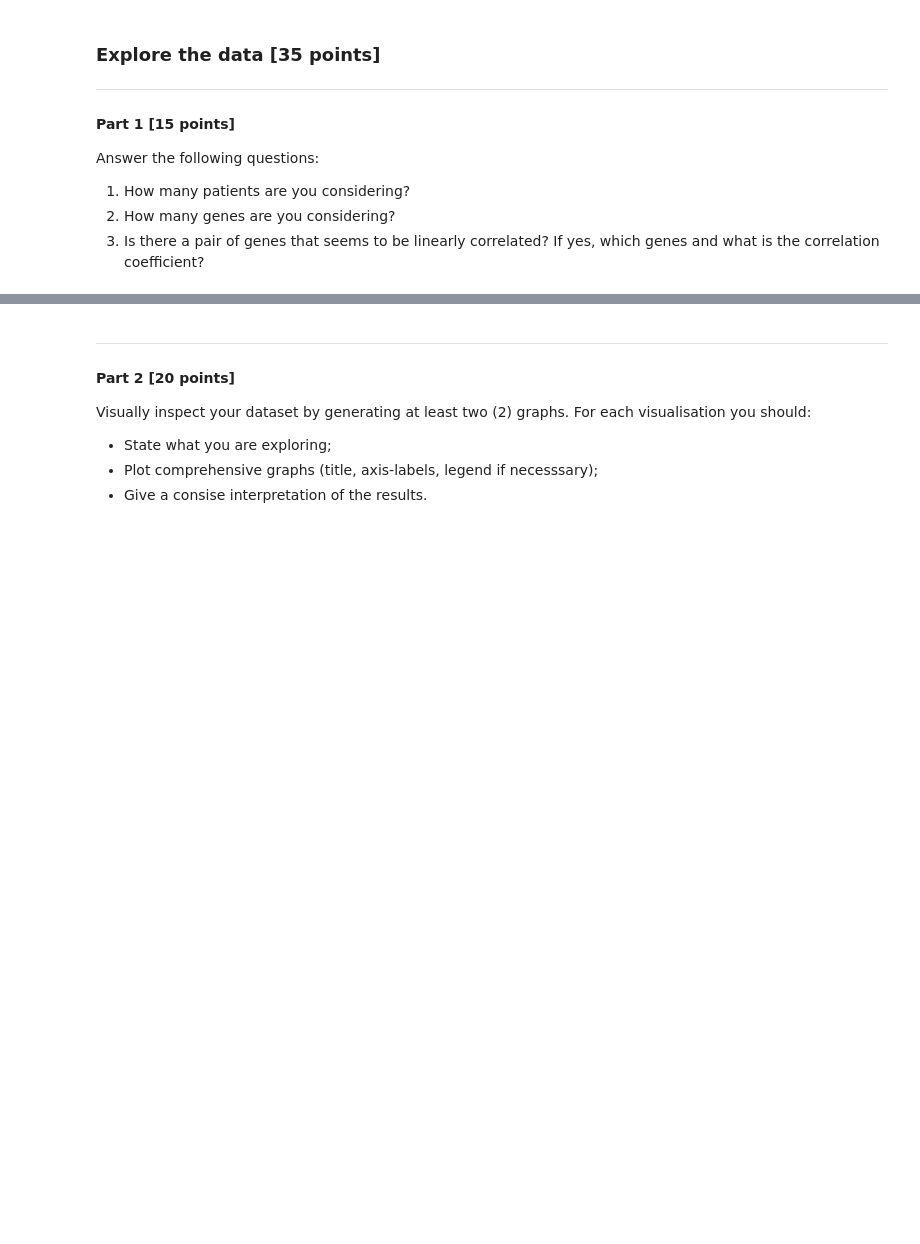
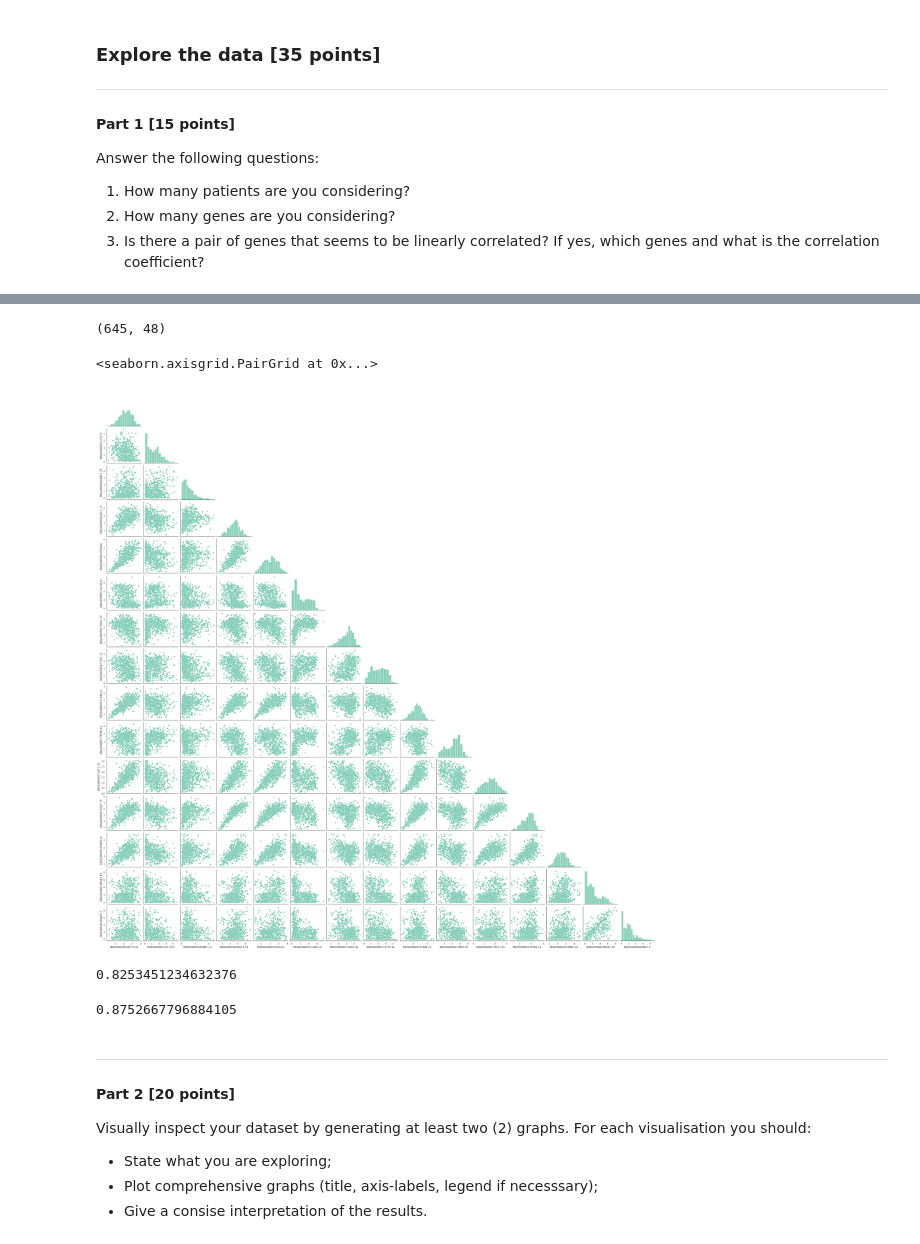
Before and after one commit to FionaKessai/BIM6065, a Jupyter notebook: data_analysis_3.ipynb, the cells around one changed output, grey strips where cells are left out. Saved outputs shown, nothing was run; the diff lists cells and outputs as text; code cells hidden in the pictures; blank space fills up the shorter version.

```diff
--- a/data_analysis_3.ipynb
+++ b/data_analysis_3.ipynb
@@ -219,3 +219,6 @@ You wonder if you can cluster patient, from their expression profil, by clinical
 ** The expression values are already log-transformed
 # %% [markdown]
 ### Create a dataframe of the data
+# %%
+patient_expression = pd.read_csv("breast_cancer_expression.tsv", sep="\t", header=0)
+patient_expression.head()
@@ -221,0 +243,3 @@ You wonder if you can cluster patient, from their expression profil, by clinical
+# %%
+patient_expression["Subtype"]= pd.read_csv("breast_cancer_subtype.tsv", sep="\t", header=None)
+patient_expression.head()
@@ -235,0 +264,4 @@ ENSG00000117399.12  vs.  ENSG00000142945.11  ------> 0.92
+# %%
+patient_expression.shape
+# %% [output]
+(645, 48)
@@ -236,3 +270,16 @@ ENSG00000117399.12  vs.  ENSG00000142945.11  ------> 0.92
+# %%
+sns.pairplot(data=patient_expression.iloc[:,30:45], corner=True)
+# %% [output]
+<seaborn.axisgrid.PairGrid at 0x...>
+[figure, added]
+# %%
+patient_expression["ENSG00000101057.14"].corr(patient_expression["ENSG00000089685.13"])
+# %% [output]
+0.8253451234632376
+# %%
+patient_expression["ENSG00000175063.15"].corr(patient_expression["ENSG00000164611.11"])
+# %% [output]
+0.8752667796884105
 # %% [markdown]
 <hr>
 
```
Also changed, not shown: parts of 11 cells of this notebook.
